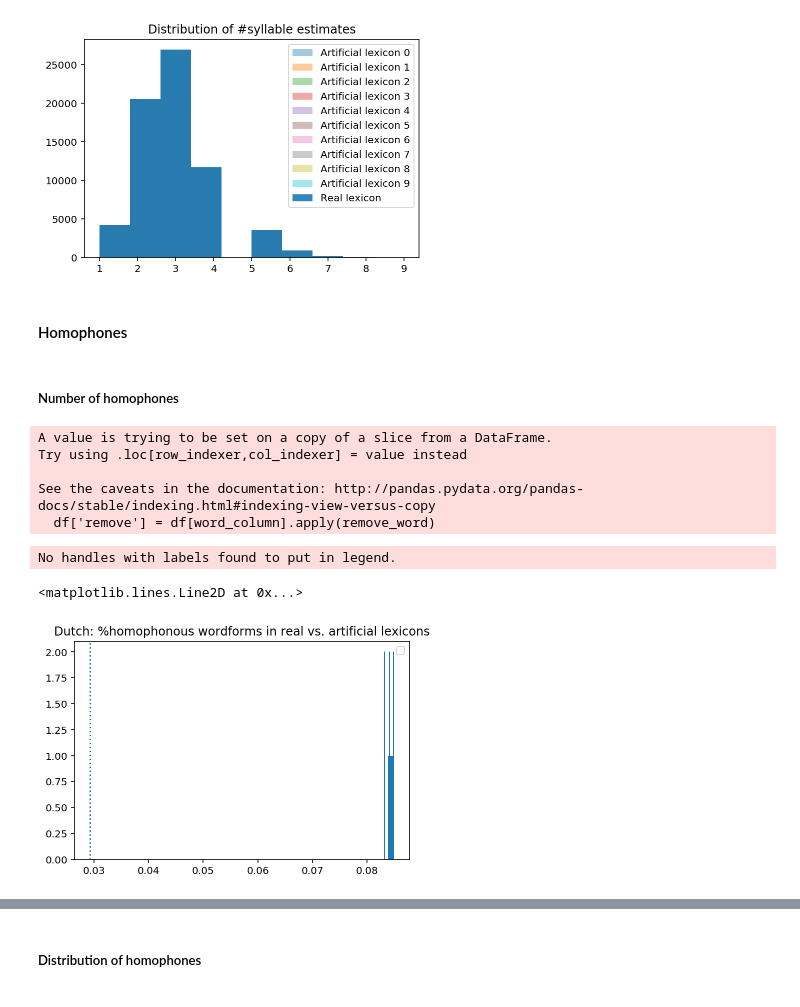
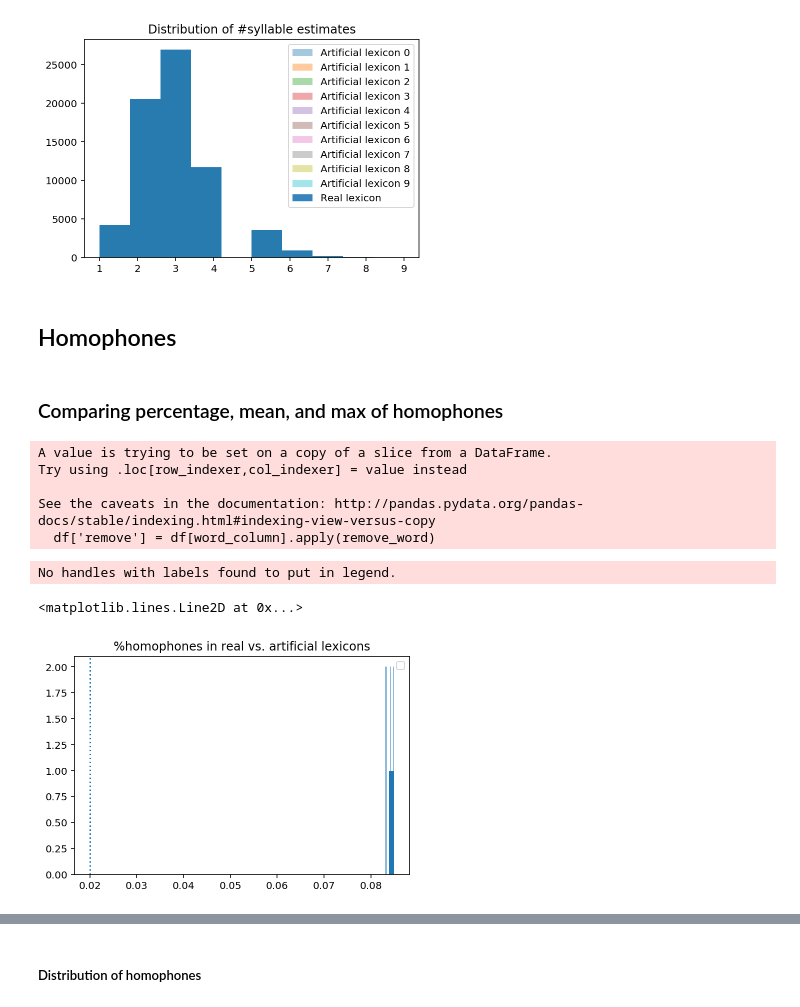
Before and after one commit to seantrott/homophone_simulations, a Jupyter notebook: using_null_lexicons.ipynb, the cells around one changed output, grey strips where cells are left out. Drawn from its saved outputs; the diff is of its cells as text; code cells hidden in the pictures.

```diff
--- a/using_null_lexicons.ipynb
+++ b/using_null_lexicons.ipynb
@@ -336,7 +223,7 @@ Interestingly, whether the **real slope** falls to the left or right of the simu
 # %%
 slope_coefs_english = []
 surprisal_coefs_english = []
-for df_tmp_processed in processed_artificials:
+for df_tmp_processed in tqdm(processed_artificials):
     result = sm.poisson(formula="num_homophones ~ num_sylls_est + surprisal",
                     data=df_tmp_processed).fit(disp=0)
     slope_coefs_english.append(result.params['num_sylls_est'])
@@ -473,5 +352,7 @@ processed_artificials = []
 # %%
+processed_artificials = []
 homophone_percentages = []
+mean_homophones, max_homophones = [], []
 for i in tqdm(range(NUM_ARTIFICIAL)):
 
     df_tmp = df_german_artificials[df_german_artificials['lexicon']==str(i)]
@@ -481,6 +362,9 @@ for i in tqdm(range(NUM_ARTIFICIAL)):
 
     homophone_percentages.append(len(df_tmp_processed[df_tmp_processed['num_homophones']>0]) / len(df_tmp_processed))
 
+    mean_homophones.append(df_tmp_processed['num_homophones'].mean())
+    max_homophones.append(df_tmp_processed['num_homophones'].max())
+
     processed_artificials.append(df_tmp_processed)
 # %%
 plt.hist(homophone_percentages)
@@ -549,9 +451,9 @@ As with English, the coefficient on **number of syllables** depends on whether *
 # %%
 slope_coefs = []
 surprisal_coefs_german = []
-for df_tmp_processed in processed_artificials:
+for df_tmp_processed in tqdm(processed_artificials):
     # df_tmp = df_tmp[df_tmp['in_celex']==False]
     result = sm.poisson(formula="num_homophones ~ num_sylls_est + surprisal",
-                    data=df_tmp_processed).fit()
+                    data=df_tmp_processed).fit(disp=0)
     slope_coefs.append(result.params['num_sylls_est'])
     surprisal_coefs_german.append(result.params['surprisal'])
@@ -676,6 +556,6 @@ plt.legend()
 <matplotlib.legend.Legend at 0x...>
 [figure]
 # %% [markdown]
-#### Homophones
+## Homophones
 # %% [markdown]
-##### Number of homophones
+### Comparing percentage, mean, and max of homophones
@@ -684,5 +562,7 @@ processed_artificials = []
 # %%
+processed_artificials = []
 homophone_percentages = []
+mean_homophones, max_homophones = [], []
 for i in tqdm(range(NUM_ARTIFICIAL)):
 
     df_tmp = df_dutch_artificial[df_dutch_artificial['lexicon']==str(i)]
@@ -692,6 +572,9 @@ for i in tqdm(range(NUM_ARTIFICIAL)):
 
     homophone_percentages.append(len(df_tmp_processed[df_tmp_processed['num_homophones']>0]) / len(df_tmp_processed))
 
+    mean_homophones.append(df_tmp_processed['num_homophones'].mean())
+    max_homophones.append(df_tmp_processed['num_homophones'].max())
+
     processed_artificials.append(df_tmp_processed)
 # %% [output]
 A value is trying to be set on a copy of a slice from a DataFrame.
@@ -701,10 +584,10 @@ See the caveats in the documentation: http://pandas.pydata.org/pandas-docs/stabl
   df['remove'] = df[word_column].apply(remove_word)
 # %%
 plt.hist(homophone_percentages)
-plt.title("Dutch: %homophonous wordforms in real vs. artificial lexicons")
+plt.title("%homophones in real vs. artificial lexicons")
 plt.legend()
-plt.axvline(x=REAL_DUTCH_PERCENTAGE, linestyle="dotted")
+plt.axvline(x=REAL_GERMAN_PERCENTAGE, linestyle="dotted")
 # %% [output]
 No handles with labels found to put in legend.
 <matplotlib.lines.Line2D at 0x...>
-[figure, old version]
+[figure, new version]
```
Also changed, not shown: parts of 44 cells of this notebook, 1 other file.
